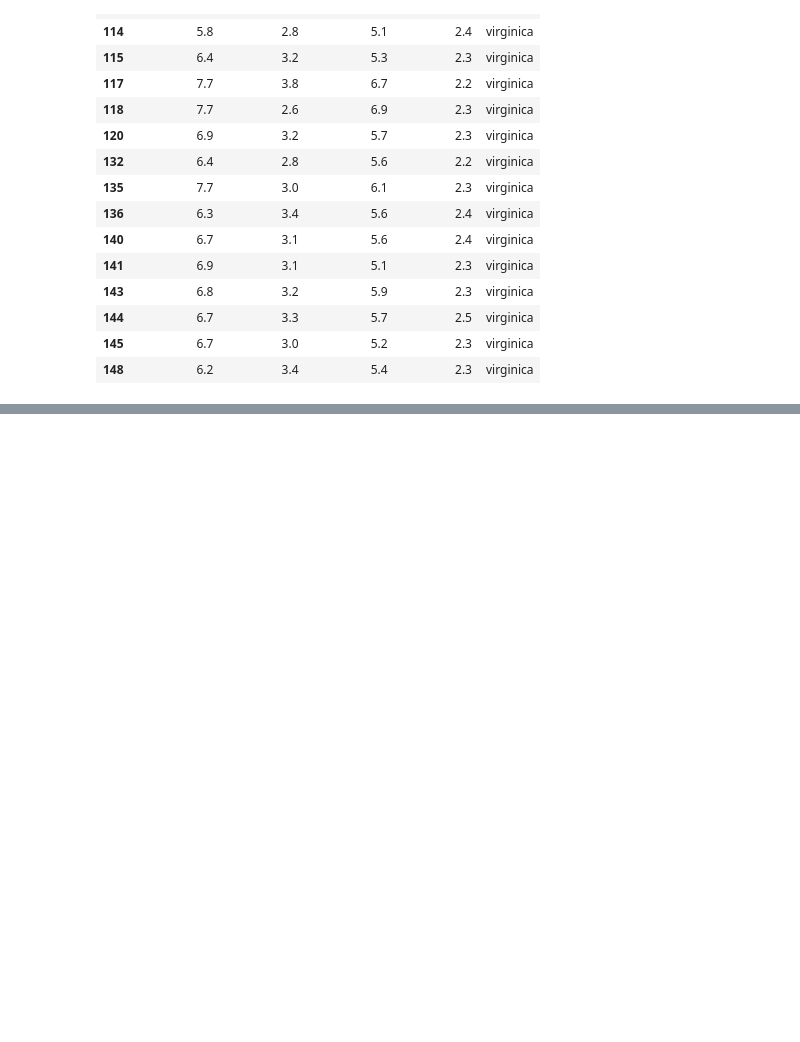
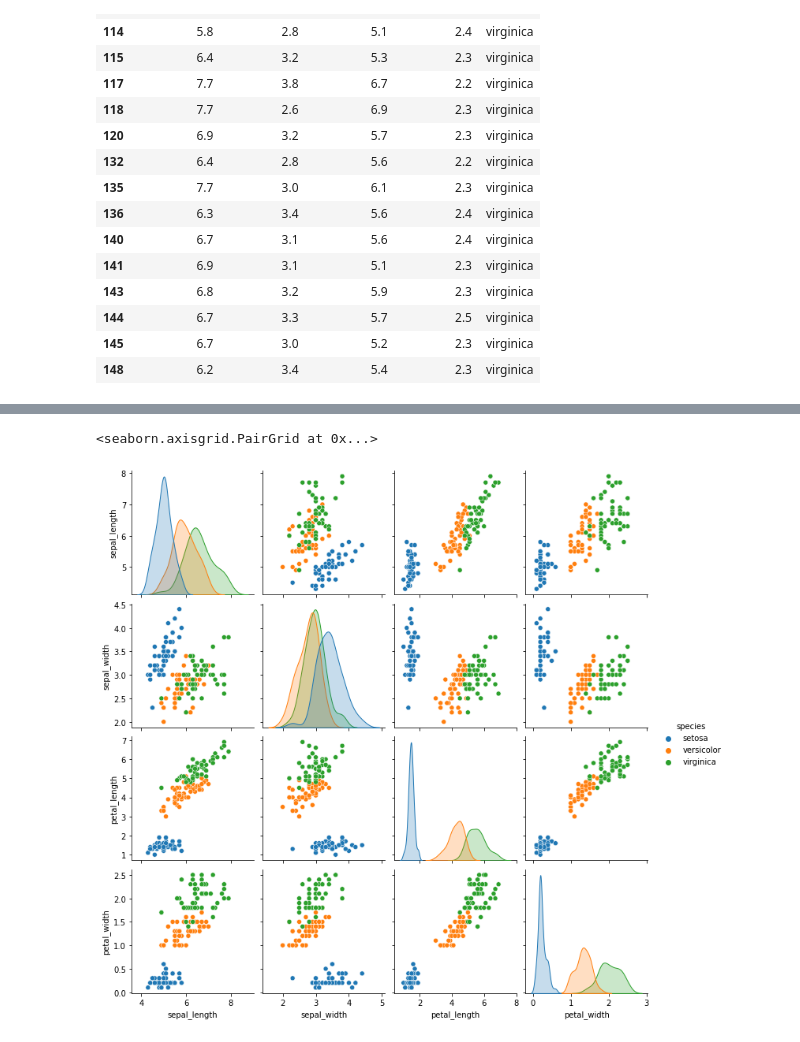
Before and after one commit to kiehozero/atu-progda2022, a Jupyter notebook: week4-pandas/pandas-with-iris.ipynb, the cells around one changed output, grey strips where cells are left out. Saved outputs shown, nothing was run; the diff lists cells and outputs as text; code cells hidden in the pictures; blank space fills up the shorter version.

```diff
--- a/week4-pandas/pandas-with-iris.ipynb
+++ b/week4-pandas/pandas-with-iris.ipynb
@@ -186,0 +234,5 @@ width_df
+# %%
+sns.pairplot(df, hue='species')
+# %% [output]
+<seaborn.axisgrid.PairGrid at 0x...>
+[figure, added]
```
Also changed, not shown: parts of 6 cells of this notebook.
